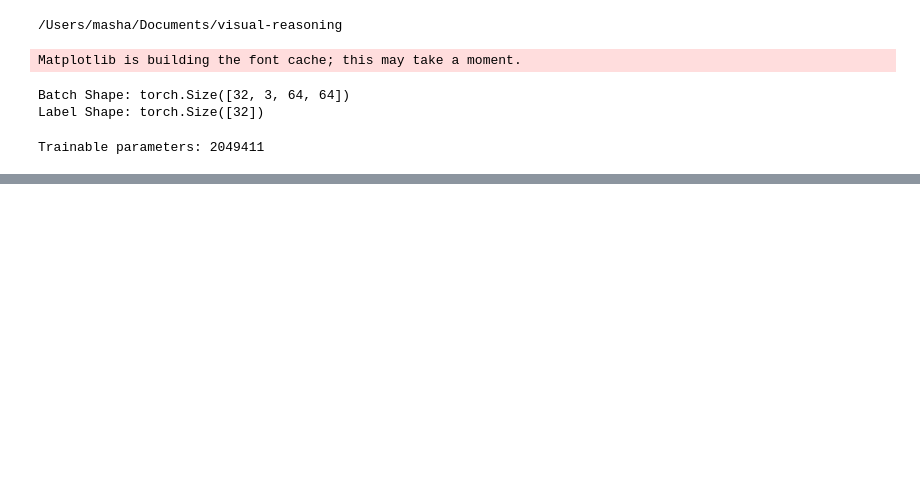
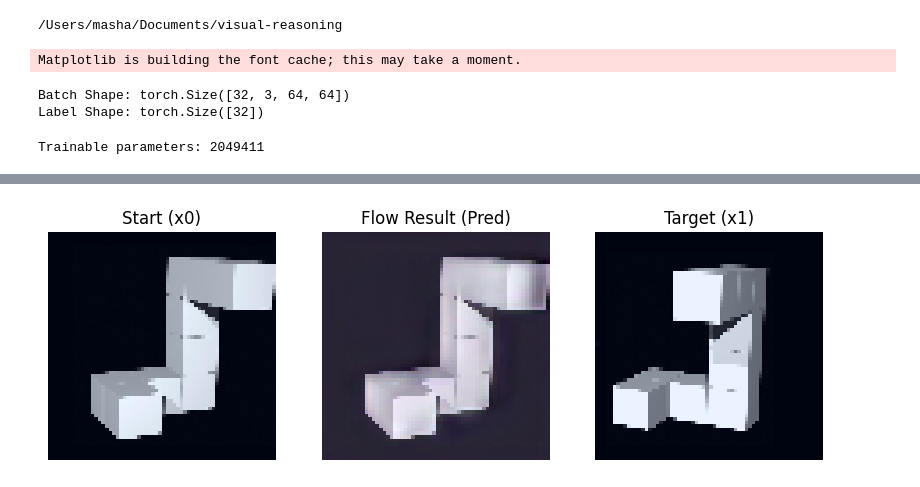
Before and after one commit to mashathepotato/visual-reasoning, a Jupyter notebook: notebooks/fm.ipynb, the cells around one changed output, grey strips where cells are left out. Saved outputs shown, nothing was run; the diff lists cells and outputs as text; code cells hidden in the pictures; blank space fills up the shorter version.

Commit message:
Initial rectified flow training results

```diff
--- a/notebooks/fm.ipynb
+++ b/notebooks/fm.ipynb
@@ -297,0 +183,98 @@ Training Complete.
+# %%
+optimizer = optim.AdamW(filter(lambda p: p.requires_grad, model.parameters()), lr=1e-4)
+criterion = nn.MSELoss()
+
+EPOCHS = 20
+
+# This "simulates" the flow physics to generate an image from x0
+@torch.no_grad()
+def solve_flow_euler(model, x_start, steps=10):
+    """
+    Physically moves pixels from x_start to x_end using the learned velocity.
+    Uses Euler integration (dt = 1/steps).
+    """
+    model.eval()
+    dt = 1.0 / steps
+    current_x = x_start.clone()
+
+    # Time flows from 0.0 to 1.0
+    for i in range(steps):
+        t_value = i / steps
+        # Create time tensor of shape (Batch, 1)
+        t = torch.full((x_start.shape[0], 1), t_value, device=x_start.device)
+
+        # Predict velocity at current state
+        velocity = model(current_x, t, x_start)
+
+        # Move state: x_new = x_old + velocity * dt
+        current_x = current_x + velocity * dt
+
+    return current_x
+
+train_losses = []
+
+for epoch in range(EPOCHS):
+    model.train()
+    epoch_loss = 0
+
+    for batch_idx, (x0, x1, _) in enumerate(train_loader):
+        x0, x1 = x0.to(device), x1.to(device)
+        batch_size = x0.shape[0]
+
+        t = torch.rand(batch_size, 1, device=device)
+
+        # x_t is the "noisy/mixed" state
+        # Reshape t for broadcasting: (B, 1, 1, 1)
+        t_view = t.view(batch_size, 1, 1, 1)
+        x_t = (1 - t_view) * x0 + t_view * x1
+
+        # The straight line direction from start to end
+        target_velocity = x1 - x0
+
+        # Predict velocity given state x_t, time t, and condition x0
+        pred_velocity = model(x_t, t, x0)
+
+        loss = criterion(pred_velocity, target_velocity)
+
+        optimizer.zero_grad()
+        loss.backward()
+        optimizer.step()
+
+        epoch_loss += loss.item()
+
+    avg_loss = epoch_loss / len(train_loader)
+    train_losses.append(avg_loss)
+
+    if (epoch + 1) % 5 == 0:
+        print(f"Epoch [{epoch+1}/{EPOCHS}] Loss: {avg_loss:.6f}")
+
+        # Pick the first item from the test set to visualize progress
+        sample_batch = next(iter(test_loader))
+        # Filter for a 'same' pair for valid visualization
+        same_indices = (sample_batch[2] == 1.0).nonzero(as_tuple=True)[0]
+        if len(same_indices) > 0:
+            idx = same_indices[0]
+            vis_x0 = sample_batch[0][idx:idx+1].to(device)
+            vis_x1 = sample_batch[1][idx:idx+1].to(device)
+
+            # Run the Solver
+            generated_x1 = solve_flow_euler(model, vis_x0, steps=20)
+
+            fig, ax = plt.subplots(1, 3, figsize=(10, 3))
+
+            # Helper to denormalize for display (approximate)
+            def show_tens(ax, t, title):
+                # Un-normalize (ImageNet stats) for display
+                t = t.detach().cpu().squeeze().permute(1, 2, 0).numpy()
+                t = (t - t.min()) / (t.max() - t.min())
+                ax.imshow(t)
+                ax.set_title(title)
+                ax.axis('off')
+
+            show_tens(ax[0], vis_x0, "Start (x0)")
+            show_tens(ax[1], generated_x1, "Flow Result (Pred)")
+            show_tens(ax[2], vis_x1, "Target (x1)")
+            plt.show()
+
+print("Training Complete.")
+# %% [output]
@@ -297,0 +283 @@ Training Complete.
+[figure, added]
```
Also changed, not shown: parts of 2 cells of this notebook.
